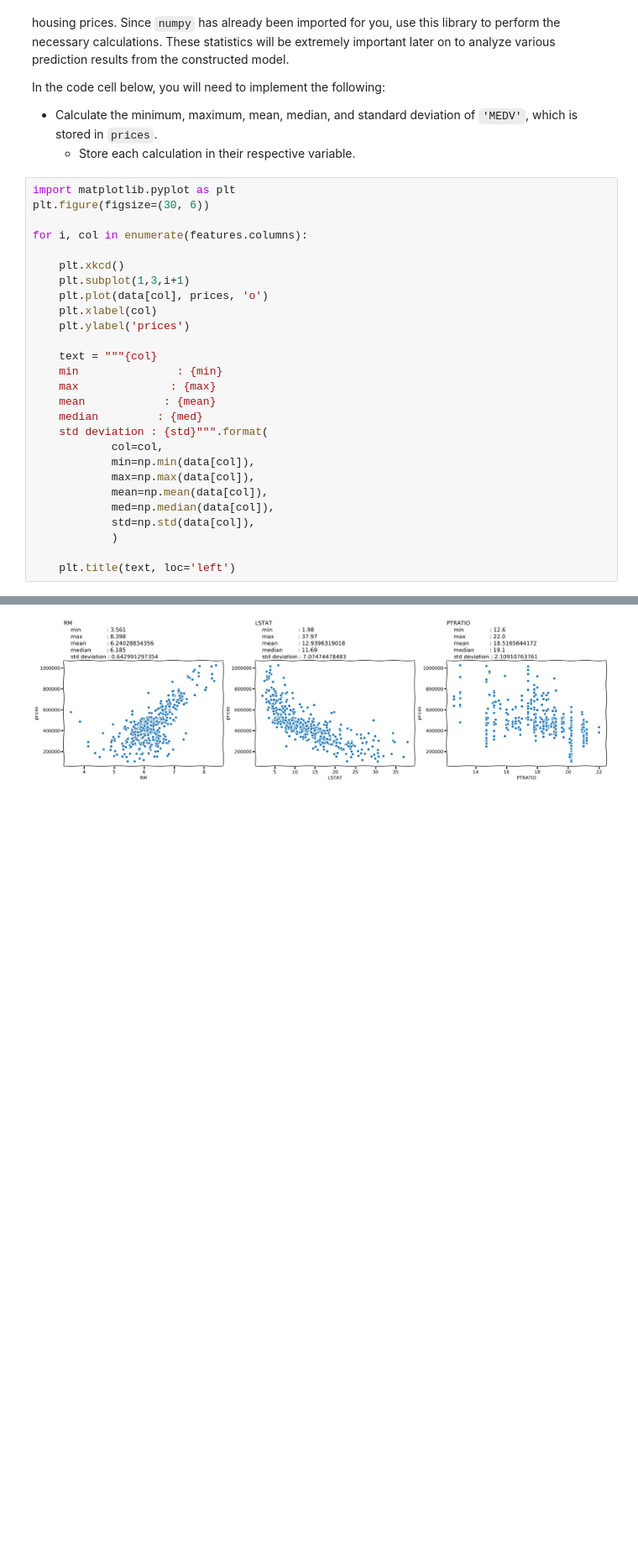
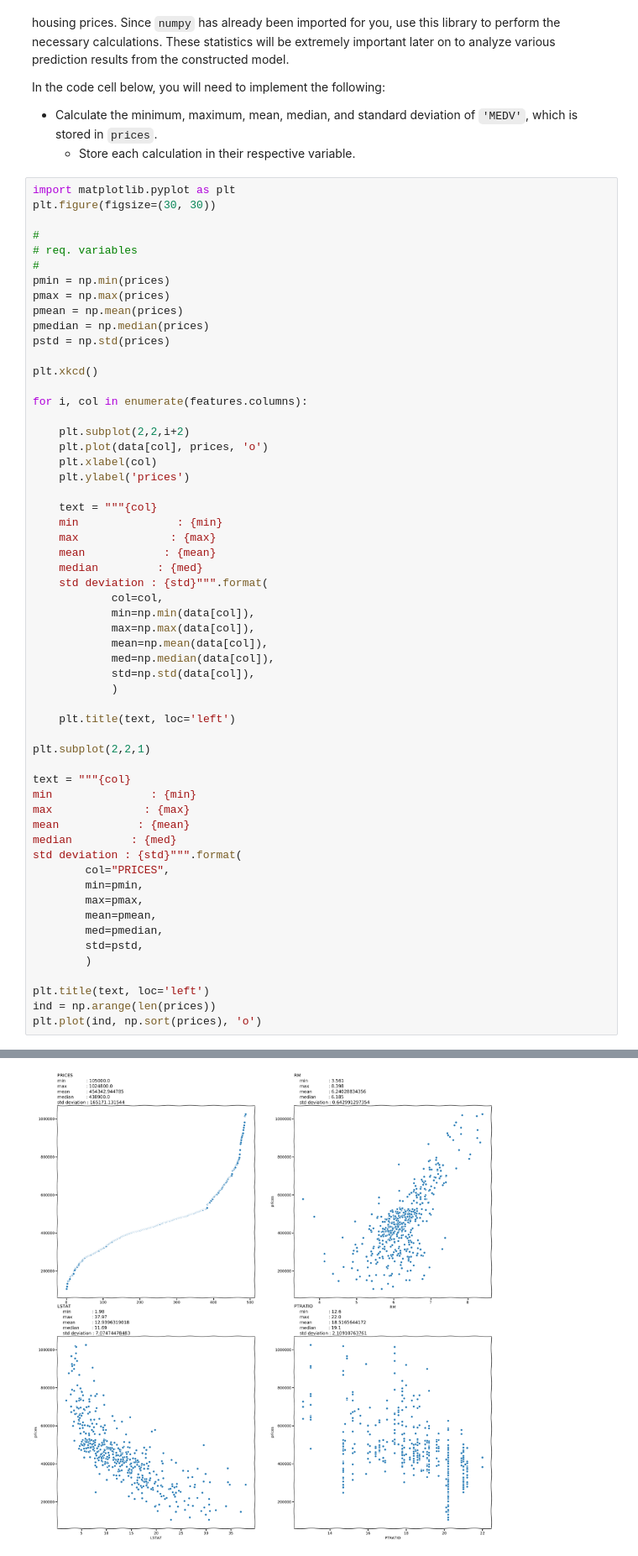
Before and after one commit to arcenik/machine-learning, a Jupyter notebook: projects/boston_housing/boston_housing.ipynb, the cells around one changed output, grey strips where cells are left out. Shown at 84% size. Saved outputs shown, nothing was run; the diff lists cells and outputs as text; blank space fills up the shorter version.

```diff
--- a/projects/boston_housing/boston_housing.ipynb
+++ b/projects/boston_housing/boston_housing.ipynb
@@ -60,12 +56,22 @@ In the code cell below, you will need to implement the following:
   - Store each calculation in their respective variable.
 # %%
 import matplotlib.pyplot as plt
-plt.figure(figsize=(30, 6))
+plt.figure(figsize=(30, 30))
+
+#
+# req. variables
+#
+pmin = np.min(prices)
+pmax = np.max(prices)
+pmean = np.mean(prices)
+pmedian = np.median(prices)
+pstd = np.std(prices)
+
+plt.xkcd()
 
 for i, col in enumerate(features.columns):
 
-    plt.xkcd()
-    plt.subplot(1,3,i+1)
+    plt.subplot(2,2,i+2)
     plt.plot(data[col], prices, 'o')
     plt.xlabel(col)
     plt.ylabel('prices')
@@ -85,4 +91,24 @@ for i, col in enumerate(features.columns):
             )
 
     plt.title(text, loc='left')
+
+plt.subplot(2,2,1)
+
+text = """{col}
+min               : {min}
+max              : {max}
+mean            : {mean}
+median         : {med}
+std deviation : {std}""".format(
+        col="PRICES",
+        min=pmin,
+        max=pmax,
+        mean=pmean,
+        med=pmedian,
+        std=pstd,
+        )
+
+plt.title(text, loc='left')
+ind = np.arange(len(prices))
+plt.plot(ind, np.sort(prices), 'o')
 # %% [output]
@@ -89,4 +116,4 @@ for i, col in enumerate(features.columns):
-[figure, old version]
+[figure, new version]
 # %% [markdown]
 ### Question 1 - Feature Observation
 As a reminder, we are using three features from the Boston housing dataset: `'RM'`, `'LSTAT'`, and `'PTRATIO'`. For each data point (neighborhood):
```
Also changed, not shown: parts of 8 cells of this notebook, 1 other file.
